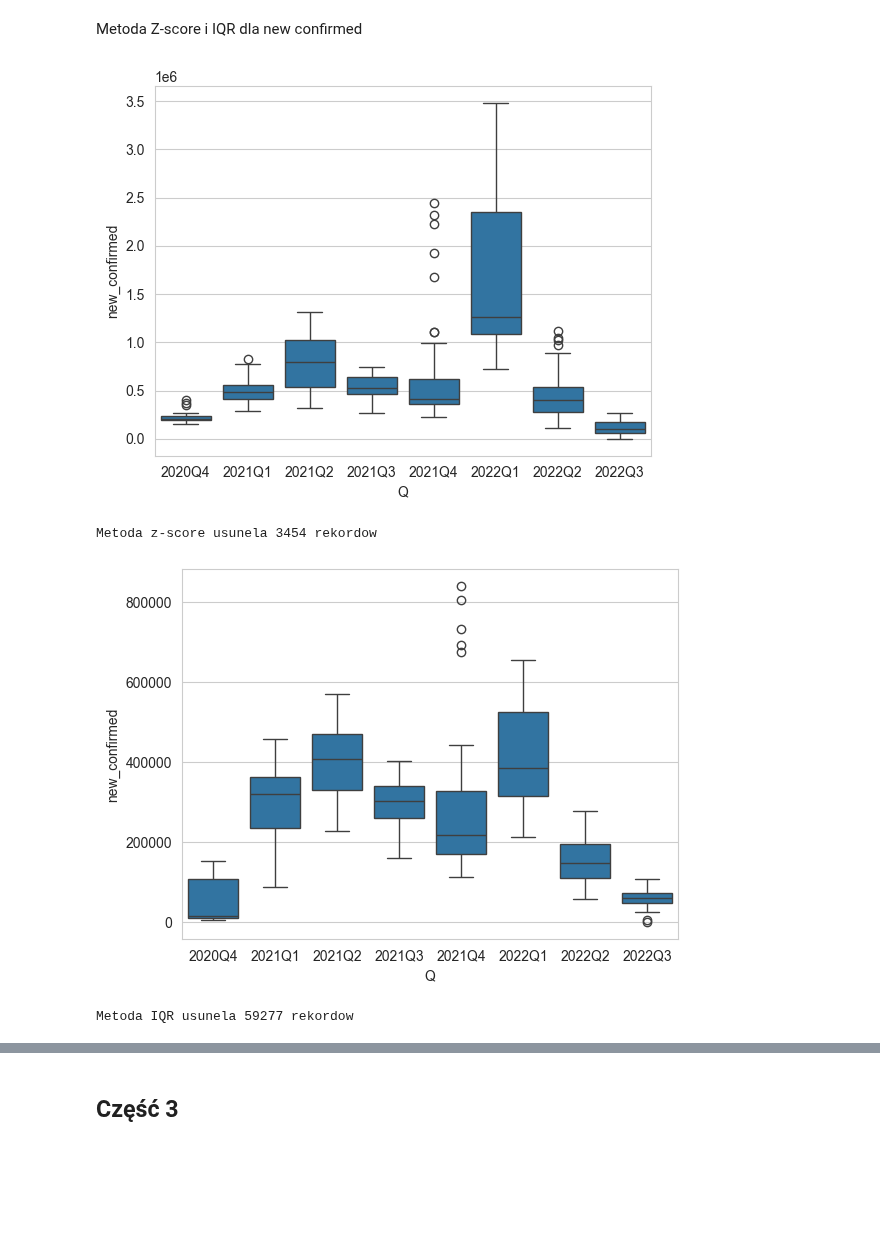
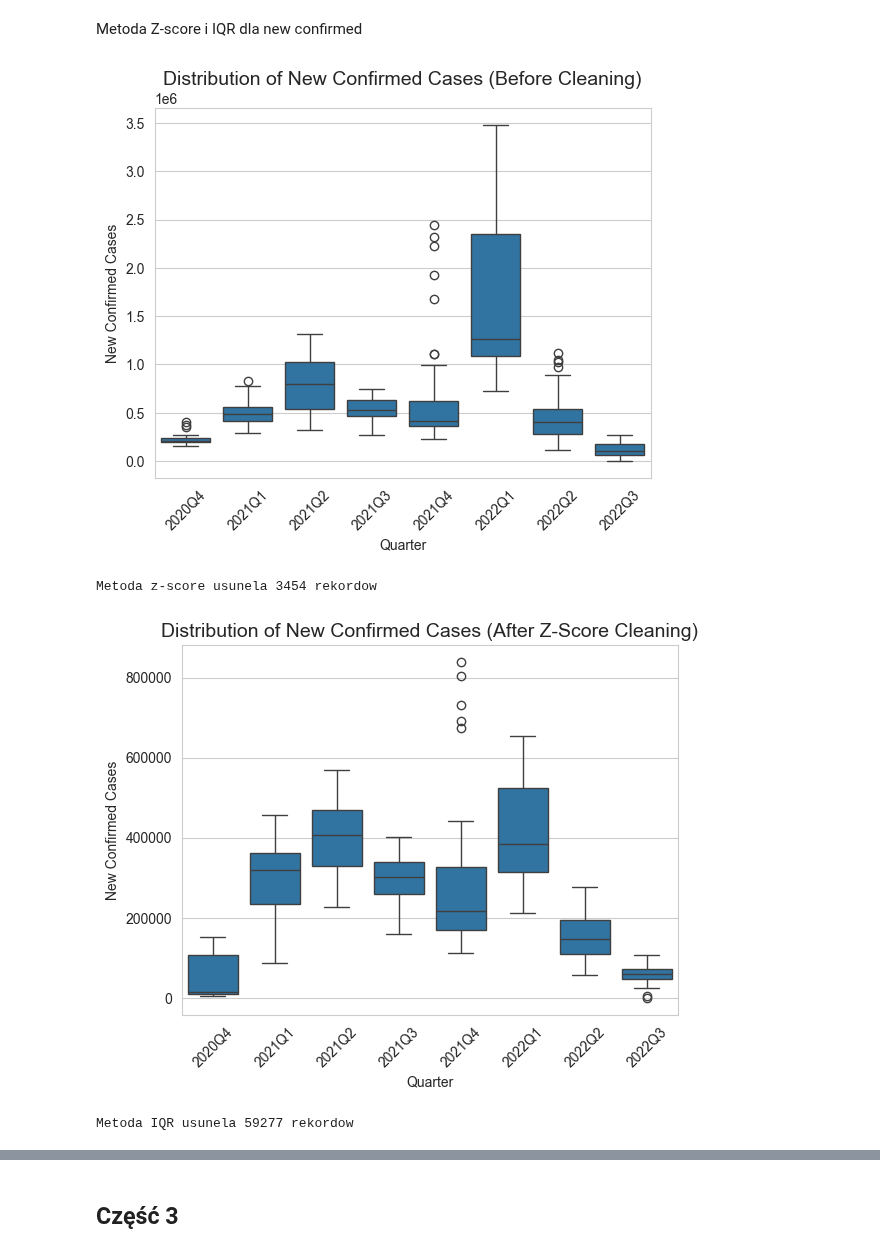
Before and after one commit to JakubKaczmarek5764/BigData1, a Jupyter notebook: zad2.ipynb, the cells around one changed output, grey strips where cells are left out. Cells and saved outputs as stored; diff of their text form; code cells hidden in the pictures; blank space fills up the shorter version.

```diff
--- a/zad2.ipynb
+++ b/zad2.ipynb
@@ -276,35 +288,47 @@ from scipy.stats import zscore
 administered_df = df.groupby('date')['new_confirmed'].sum().reset_index()
 administered_df['Q'] = administered_df['date'].dt.to_period('Q').astype(str)
 sns.boxplot(x='Q', y='new_confirmed', data=administered_df)
+plt.title('Distribution of New Confirmed Cases (Before Cleaning)', fontsize=14)
+plt.xlabel('Quarter')
+plt.ylabel('New Confirmed Cases')
+plt.xticks(rotation=45)
 plt.show()
 
 #zscore
 
 threshold = 2
 cleaned_new_confirmed_zscore_df = df
 
 cleaned_new_confirmed_zscore_df['z-score'] = zscore(cleaned_new_confirmed_zscore_df['new_confirmed'])
 cleaned_new_confirmed_zscore_df = cleaned_new_confirmed_zscore_df[cleaned_new_confirmed_zscore_df['z-score'] <= threshold]
 print("Metoda z-score usunela", df.shape[0] - cleaned_new_confirmed_zscore_df.shape[0], "rekordow")
 cleaned_new_confirmed_zscore_df = cleaned_new_confirmed_zscore_df.groupby('date')['new_confirmed'].sum().reset_index()
 cleaned_new_confirmed_zscore_df['Q'] = cleaned_new_confirmed_zscore_df['date'].dt.to_period('Q').astype(str)
 sns.boxplot(x='Q', y='new_confirmed', data=cleaned_new_confirmed_zscore_df)
+plt.title('Distribution of New Confirmed Cases (After Z-Score Cleaning)', fontsize=14)
+plt.xlabel('Quarter')
+plt.ylabel('New Confirmed Cases')
+plt.xticks(rotation=45)
 plt.show()
 # IQR
 
 Q1 = df['new_confirmed'].quantile(0.25)
 Q3 = df['new_confirmed'].quantile(0.75)
 IQR = Q3 - Q1
 lower_bound = Q1 - 1.5 * IQR
 upper_bound = Q3 + 1.5 * IQR
 cleaned_new_confirmed_iqr_df = df[(df['new_confirmed'] >= lower_bound) & (df['new_confirmed'] <= upper_bound)]
 print("Metoda IQR usunela", df.shape[0] - cleaned_new_confirmed_iqr_df.shape[0], "rekordow")
 cleaned_new_confirmed_iqr_df = cleaned_new_confirmed_iqr_df.groupby('date')['new_confirmed'].sum().reset_index()
 cleaned_new_confirmed_iqr_df['Q'] = cleaned_new_confirmed_iqr_df['date'].dt.to_period('Q').astype(str)
 sns.boxplot(x='Q', y='new_confirmed', data=cleaned_new_confirmed_iqr_df)
+plt.title('Distribution of New Confirmed Cases (After IQR Cleaning)', fontsize=14)
+plt.xlabel('Quarter')
+plt.ylabel('New Confirmed Cases')
+plt.xticks(rotation=45)
 plt.show()
 # %% [output]
-[figure, old version]
+[figure, new version]
 Metoda z-score usunela 3454 rekordow
-[figure, old version]
+[figure, new version]
 Metoda IQR usunela 59277 rekordow
```
Also changed, not shown: parts of 2 cells of this notebook.
